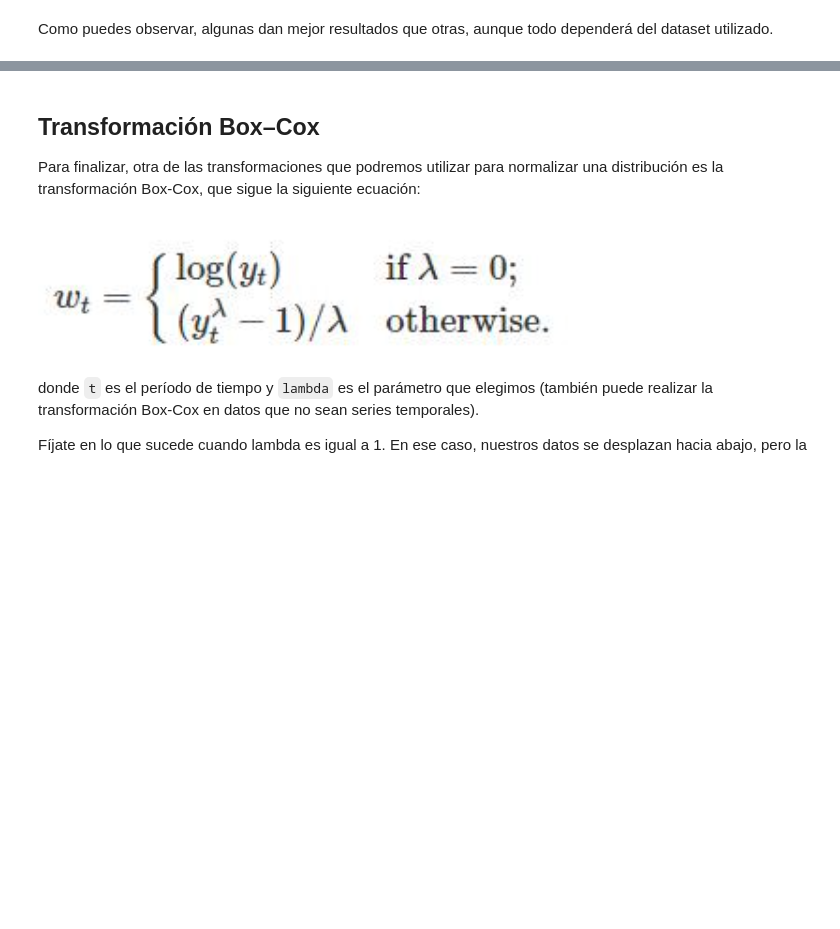
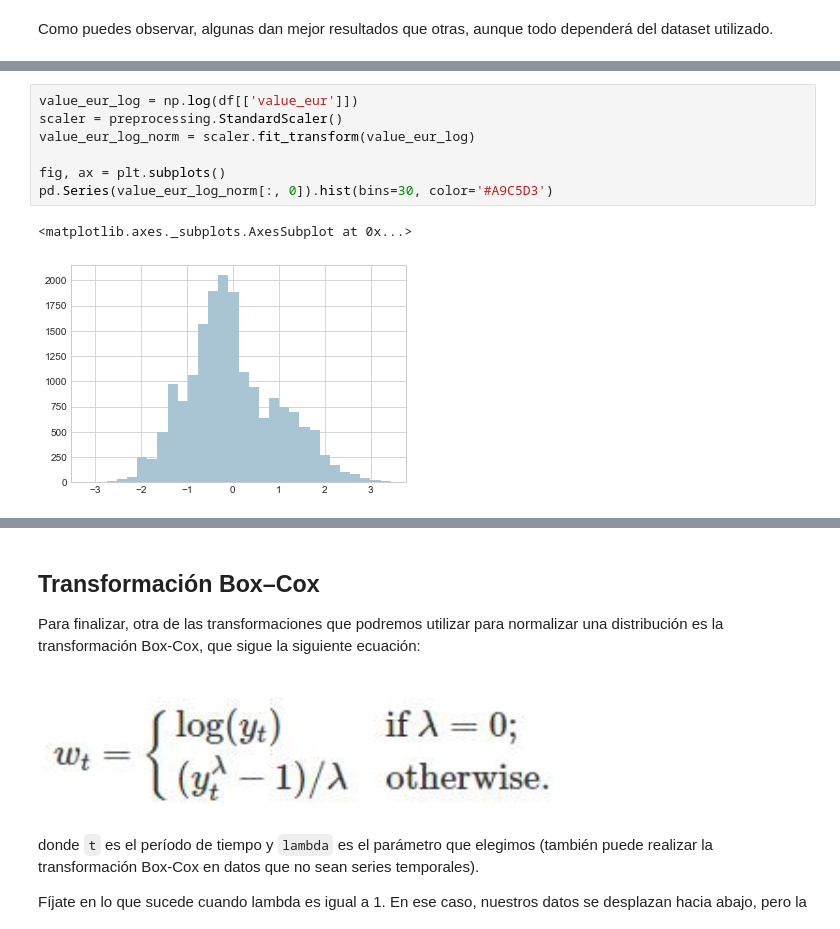
Before and after one commit to JuanDG5/DS-part-time-sep2020, a Jupyter notebook: semana_13/dia_1/RESU_1_Variables_Numéricas.ipynb, the cells around one changed output, grey strips where cells are left out. Drawn from its saved outputs; the diff is of its cells as text; blank space fills up the shorter version.

```diff
--- a/semana_13/dia_1/RESU_1_Variables_Numéricas.ipynb
+++ b/semana_13/dia_1/RESU_1_Variables_Numéricas.ipynb
@@ -1571,0 +1601,10 @@ Analiza alguno de los datasets que hemos utilizado (carpeta data, dos niveles m
+# %%
+value_eur_log = np.log(df[['value_eur']])
+scaler = preprocessing.StandardScaler()
+value_eur_log_norm = scaler.fit_transform(value_eur_log)
+
+fig, ax = plt.subplots()
+pd.Series(value_eur_log_norm[:, 0]).hist(bins=30, color='#A9C5D3')
+# %% [output]
+<matplotlib.axes._subplots.AxesSubplot at 0x...>
+[figure, added]
```
Also changed, not shown: parts of 8 cells of this notebook, 1 other file.
